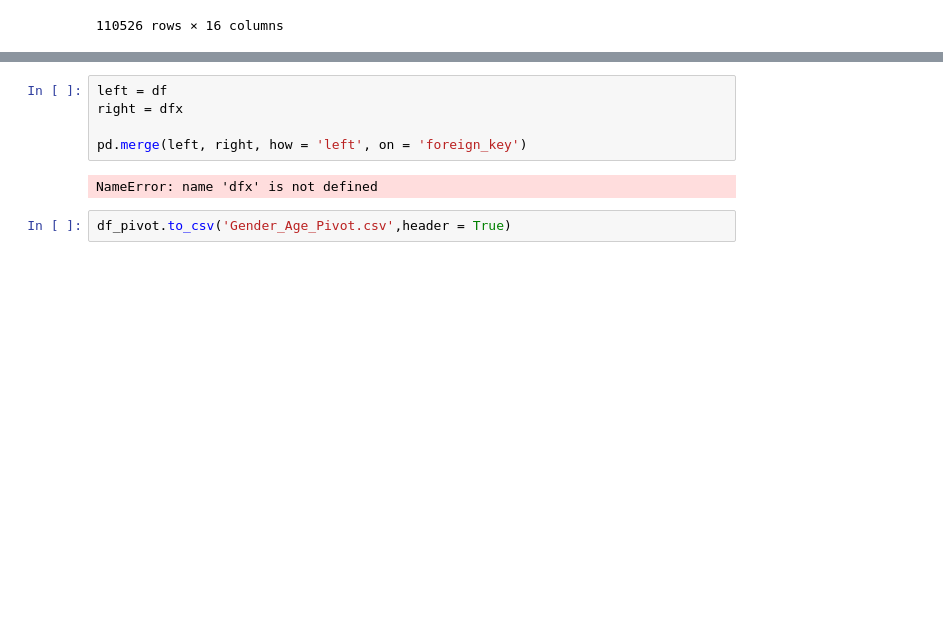
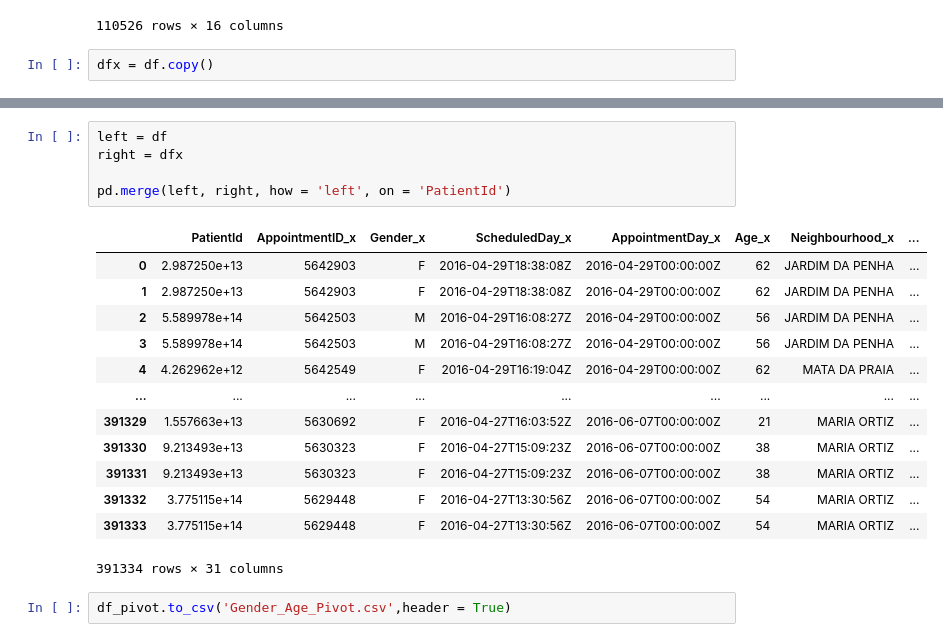
Before and after one commit to MattStammers/Community_Of_Practice_Session_Two, a Jupyter notebook: 02_Notebook_and_Pipenv/notebooks/process.ipynb, the cells around one changed output, grey strips where cells are left out. Drawn from its saved outputs; the diff is of its cells as text; blank space fills up the shorter version.

```diff
--- a/02_Notebook_and_Pipenv/notebooks/process.ipynb
+++ b/02_Notebook_and_Pipenv/notebooks/process.ipynb
@@ -132,3 +140,5 @@ df.fillna({'risk_groups':'none'})
 | 110525 | 9.213493e+13 | 5630323 | F | 2016-04-27T15:09:23Z | 2016-06-07T00:00:00Z | 38 | MARIA ORTIZ | 0 | ... |
 | 110526 | 3.775115e+14 | 5629448 | F | 2016-04-27T13:30:56Z | 2016-06-07T00:00:00Z | 54 | MARIA ORTIZ | 0 | ... |
 110526 rows × 16 columns
+# %%
+dfx = df.copy()
@@ -135,9 +153,21 @@ df.fillna({'risk_groups':'none'})
 # %%
 left = df
 right = dfx
 
-pd.merge(left, right, how = 'left', on = 'foreign_key')
+pd.merge(left, right, how = 'left', on = 'PatientId')
 # %% [output]
+|  | PatientId | AppointmentID_x | Gender_x | ScheduledDay_x | AppointmentDay_x | Age_x | Neighbourhood_x | ... |
+| 0 | 2.987250e+13 | 5642903 | F | 2016-04-29T18:38:08Z | 2016-04-29T00:00:00Z | 62 | JARDIM DA PENHA | ... |
+| 1 | 2.987250e+13 | 5642903 | F | 2016-04-29T18:38:08Z | 2016-04-29T00:00:00Z | 62 | JARDIM DA PENHA | ... |
+| 2 | 5.589978e+14 | 5642503 | M | 2016-04-29T16:08:27Z | 2016-04-29T00:00:00Z | 56 | JARDIM DA PENHA | ... |
+| 3 | 5.589978e+14 | 5642503 | M | 2016-04-29T16:08:27Z | 2016-04-29T00:00:00Z | 56 | JARDIM DA PENHA | ... |
+| 4 | 4.262962e+12 | 5642549 | F | 2016-04-29T16:19:04Z | 2016-04-29T00:00:00Z | 62 | MATA DA PRAIA | ... |
+| ... | ... | ... | ... | ... | ... | ... | ... | ... |
+| 391329 | 1.557663e+13 | 5630692 | F | 2016-04-27T16:03:52Z | 2016-06-07T00:00:00Z | 21 | MARIA ORTIZ | ... |
+| 391330 | 9.213493e+13 | 5630323 | F | 2016-04-27T15:09:23Z | 2016-06-07T00:00:00Z | 38 | MARIA ORTIZ | ... |
+| 391331 | 9.213493e+13 | 5630323 | F | 2016-04-27T15:09:23Z | 2016-06-07T00:00:00Z | 38 | MARIA ORTIZ | ... |
+| 391332 | 3.775115e+14 | 5629448 | F | 2016-04-27T13:30:56Z | 2016-06-07T00:00:00Z | 54 | MARIA ORTIZ | ... |
+| 391333 | 3.775115e+14 | 5629448 | F | 2016-04-27T13:30:56Z | 2016-06-07T00:00:00Z | 54 | MARIA ORTIZ | ... |
-NameError: name 'dfx' is not defined
+391334 rows × 31 columns
 # %%
 df_pivot.to_csv('Gender_Age_Pivot.csv',header = True)
```
Also changed, not shown: parts of 2 cells of this notebook, 10 other files.
